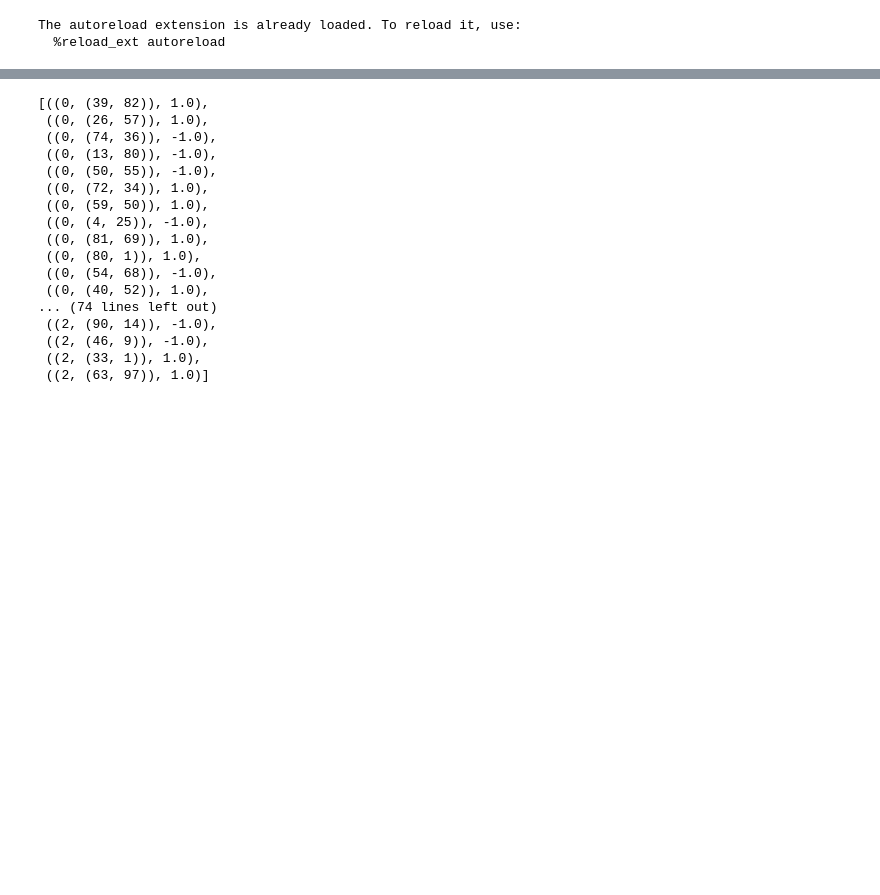
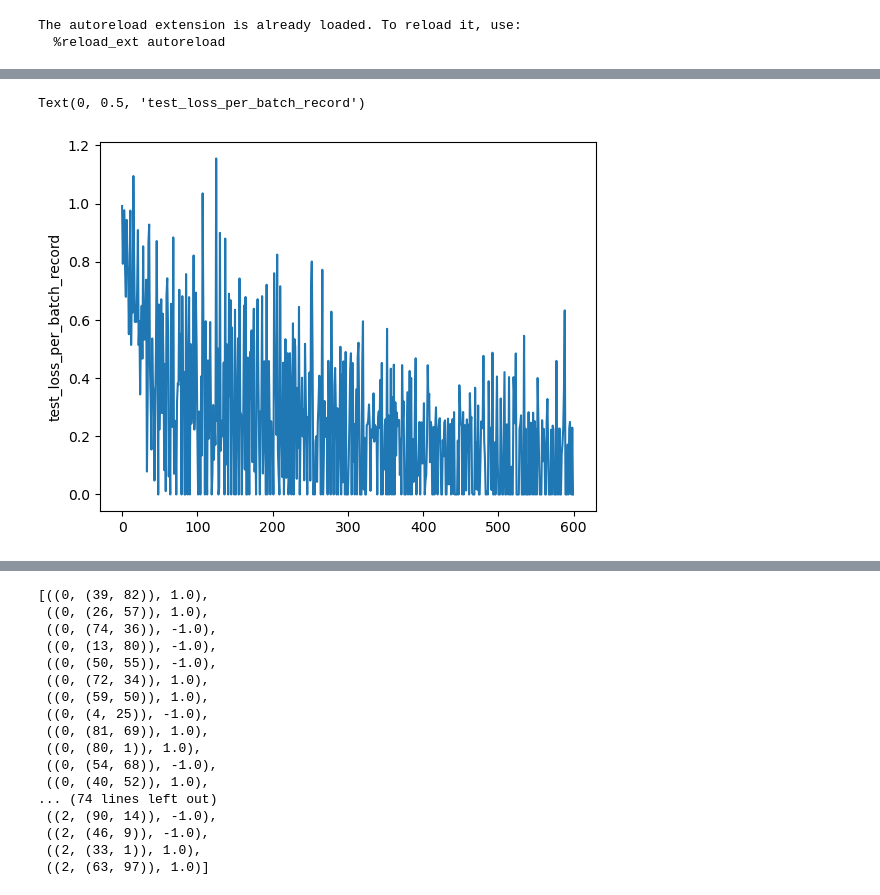
Before and after one commit to ChenDaiwei-99/multiuser-metric-preference, a Jupyter notebook: tmp_torch_daiwei.ipynb, the cells around one changed output, grey strips where cells are left out. Drawn from its saved outputs; the diff is of its cells as text; code cells hidden in the pictures; blank space fills up the shorter version.

```diff
--- a/tmp_torch_daiwei.ipynb
+++ b/tmp_torch_daiwei.ipynb
@@ -219,0 +331,6 @@ plt.plot(accu_record)
+# %%
+plt.plot(train_stats['test_loss_per_batch_record'])
+plt.ylabel('test_loss_per_batch_record')
+# %% [output]
+Text(0, 0.5, 'test_loss_per_batch_record')
+[figure, added]
```
Also changed, not shown: parts of 21 cells of this notebook.
